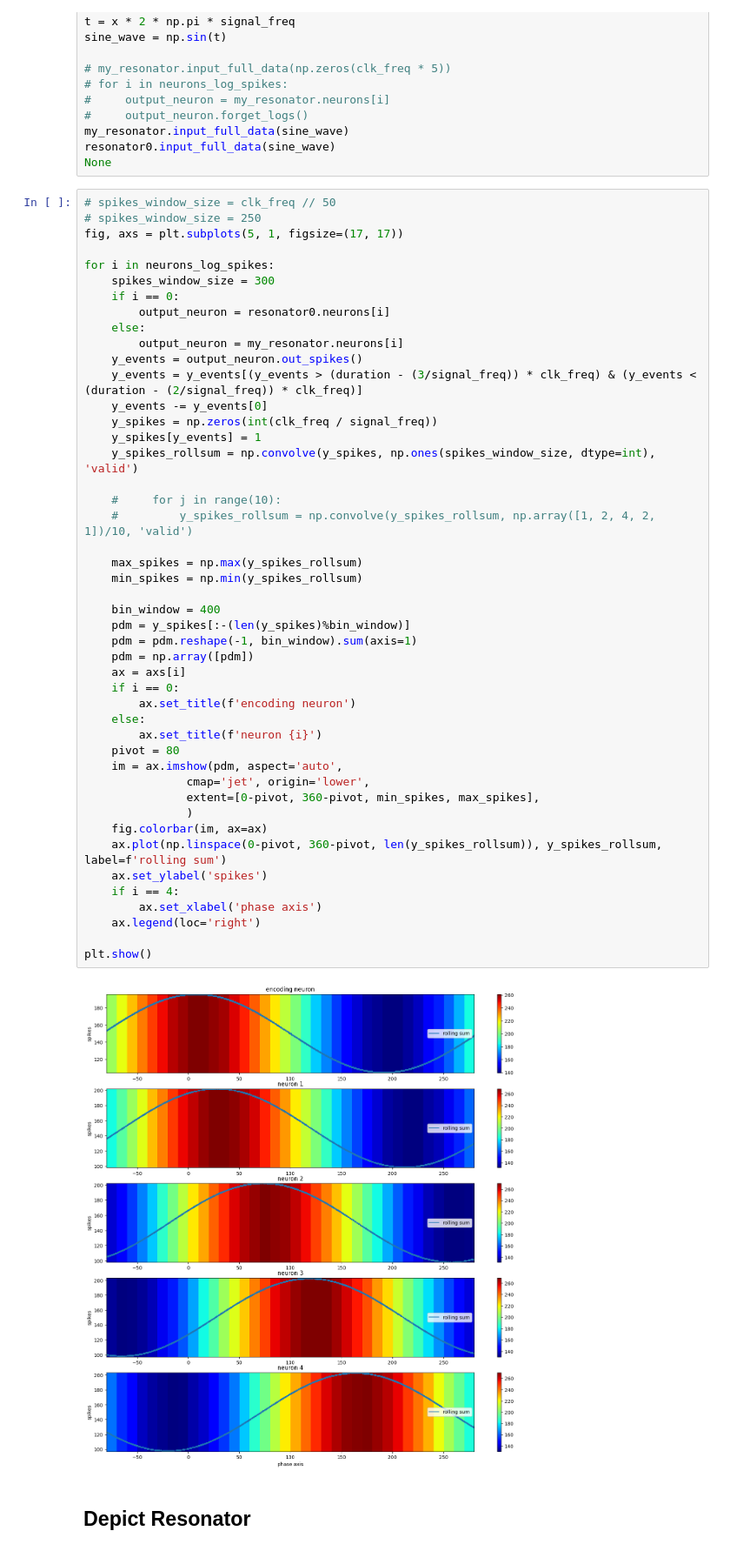
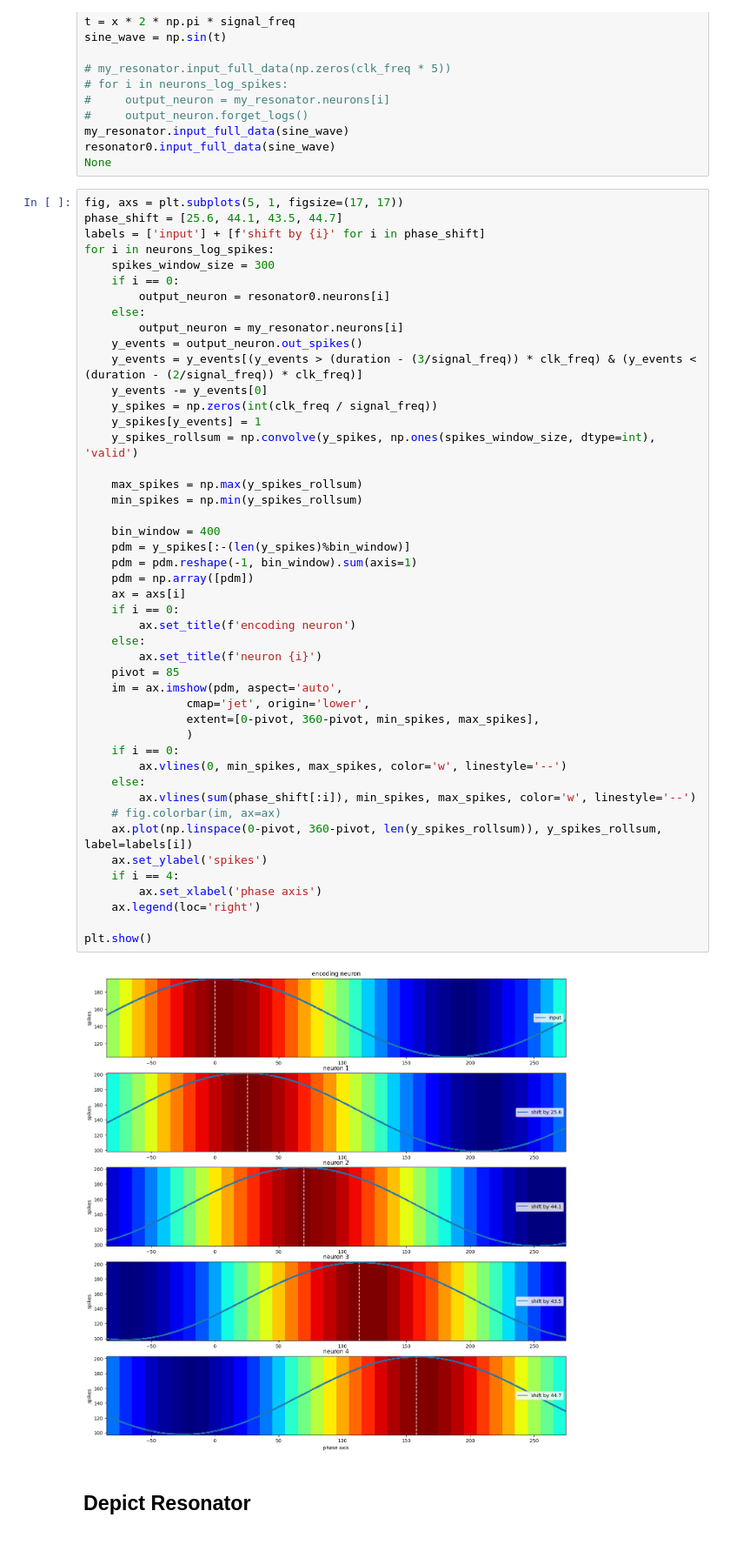
Before and after one commit to yakir4123/SNN-SCTN, a Jupyter notebook: notebooks/resonator_test_sine.ipynb, the cells around one changed output. Shown: that part at 87% size. Cells and saved outputs as stored; diff of their text form.

```diff
--- a/notebooks/resonator_test_sine.ipynb
+++ b/notebooks/resonator_test_sine.ipynb
@@ -176,10 +176,9 @@ my_resonator.input_full_data(sine_wave)
 resonator0.input_full_data(sine_wave)
 None
 # %%
-# spikes_window_size = clk_freq // 50
-# spikes_window_size = 250
 fig, axs = plt.subplots(5, 1, figsize=(17, 17))
-
+phase_shift = [25.6, 44.1, 43.5, 44.7]
+labels = ['input'] + [f'shift by {i}' for i in phase_shift]
 for i in neurons_log_spikes:
     spikes_window_size = 300
     if i == 0:
@@ -189,40 +188,41 @@ for i in neurons_log_spikes:
     y_events = output_neuron.out_spikes()
     y_events = y_events[(y_events > (duration - (3/signal_freq)) * clk_freq) & (y_events < (duration - (2/signal_freq)) * clk_freq)]
     y_events -= y_events[0]
     y_spikes = np.zeros(int(clk_freq / signal_freq))
     y_spikes[y_events] = 1
     y_spikes_rollsum = np.convolve(y_spikes, np.ones(spikes_window_size, dtype=int), 'valid')
 
-    #     for j in range(10):
-    #         y_spikes_rollsum = np.convolve(y_spikes_rollsum, np.array([1, 2, 4, 2, 1])/10, 'valid')
-
     max_spikes = np.max(y_spikes_rollsum)
     min_spikes = np.min(y_spikes_rollsum)
 
     bin_window = 400
     pdm = y_spikes[:-(len(y_spikes)%bin_window)]
     pdm = pdm.reshape(-1, bin_window).sum(axis=1)
     pdm = np.array([pdm])
     ax = axs[i]
     if i == 0:
         ax.set_title(f'encoding neuron')
     else:
         ax.set_title(f'neuron {i}')
-    pivot = 80
+    pivot = 85
     im = ax.imshow(pdm, aspect='auto',
                cmap='jet', origin='lower',
                extent=[0-pivot, 360-pivot, min_spikes, max_spikes],
                )
-    fig.colorbar(im, ax=ax)
-    ax.plot(np.linspace(0-pivot, 360-pivot, len(y_spikes_rollsum)), y_spikes_rollsum, label=f'rolling sum')
+    if i == 0:
+        ax.vlines(0, min_spikes, max_spikes, color='w', linestyle='--')
+    else:
+        ax.vlines(sum(phase_shift[:i]), min_spikes, max_spikes, color='w', linestyle='--')
+    # fig.colorbar(im, ax=ax)
+    ax.plot(np.linspace(0-pivot, 360-pivot, len(y_spikes_rollsum)), y_spikes_rollsum, label=labels[i])
     ax.set_ylabel('spikes')
     if i == 4:
         ax.set_xlabel('phase axis')
     ax.legend(loc='right')
 
 plt.show()
 # %% [output]
-[figure, old version]
+[figure, new version]
 # %% [markdown]
 ## Depict Resonator
 # %%
```
Also changed, not shown: 2 other files.
